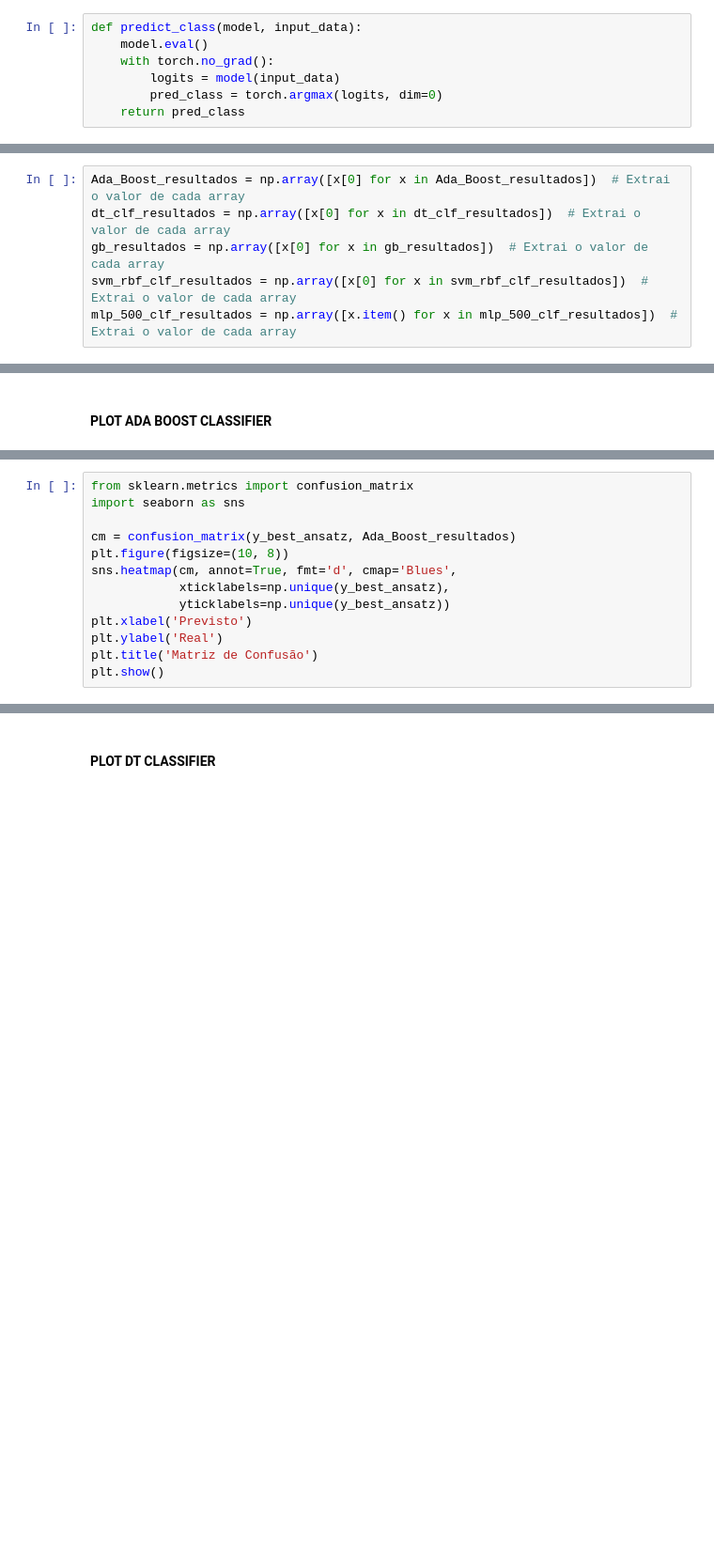
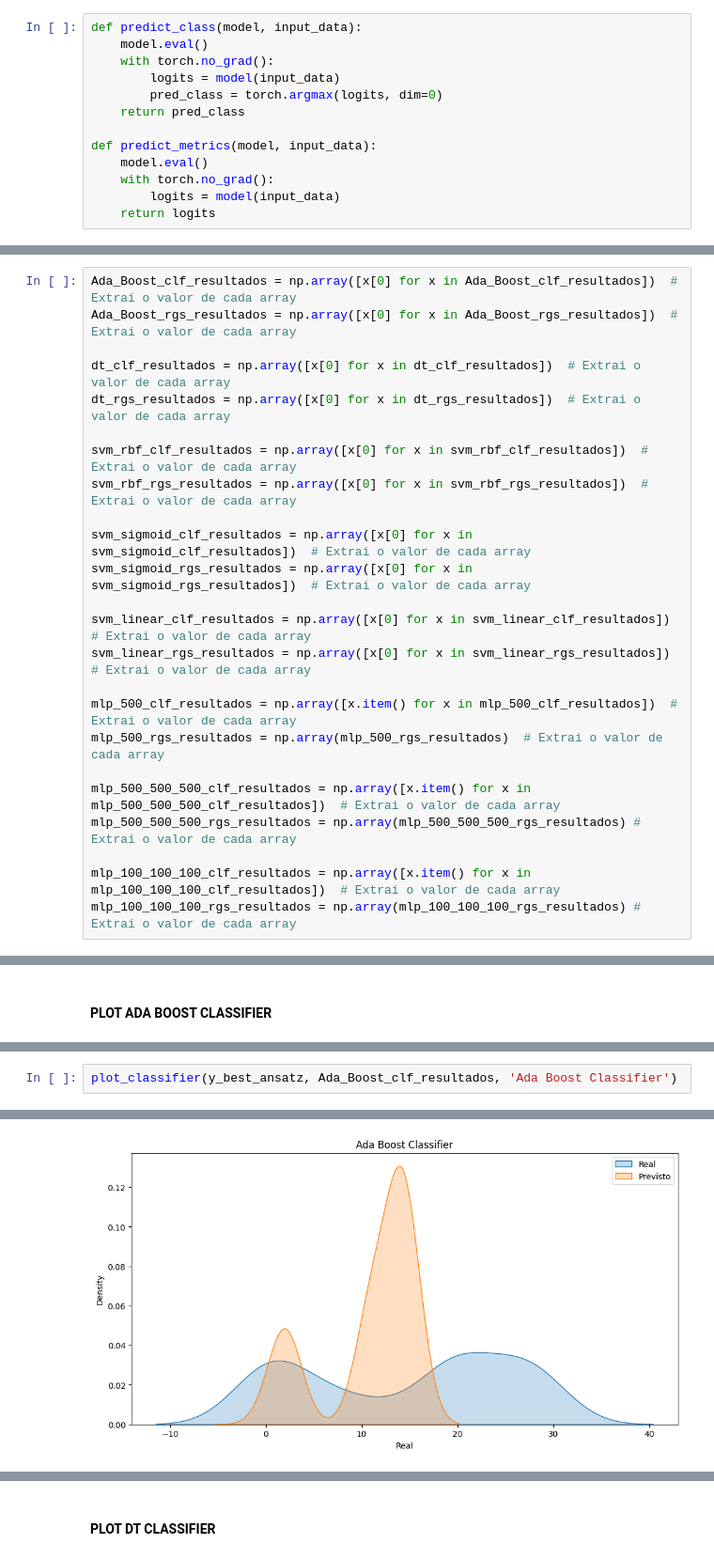
Before and after one commit to BrunoMog/Pibic-Quantum-Computing, a Jupyter notebook: val/main.ipynb, the cells around one changed output, grey strips where cells are left out. Shown at 94% size. Cells and saved outputs as stored; diff of their text form; blank space fills up the shorter version.

```diff
--- a/val/main.ipynb
+++ b/val/main.ipynb
@@ -567,6 +688,12 @@ def predict_class(model, input_data):
         logits = model(input_data)
         pred_class = torch.argmax(logits, dim=0)
     return pred_class
+
+def predict_metrics(model, input_data):
+    model.eval()
+    with torch.no_grad():
+        logits = model(input_data)
+    return logits
 # %%
 # realizando as previsões para os modelos de classificação
 
@@ -586,6 +747,24 @@ for x in X:
 # %%
-Ada_Boost_resultados = np.array([x[0] for x in Ada_Boost_resultados])  # Extrai o valor de cada array
+Ada_Boost_clf_resultados = np.array([x[0] for x in Ada_Boost_clf_resultados])  # Extrai o valor de cada array
+Ada_Boost_rgs_resultados = np.array([x[0] for x in Ada_Boost_rgs_resultados])  # Extrai o valor de cada array
+
 dt_clf_resultados = np.array([x[0] for x in dt_clf_resultados])  # Extrai o valor de cada array
-gb_resultados = np.array([x[0] for x in gb_resultados])  # Extrai o valor de cada array
+dt_rgs_resultados = np.array([x[0] for x in dt_rgs_resultados])  # Extrai o valor de cada array
+
 svm_rbf_clf_resultados = np.array([x[0] for x in svm_rbf_clf_resultados])  # Extrai o valor de cada array
+svm_rbf_rgs_resultados = np.array([x[0] for x in svm_rbf_rgs_resultados])  # Extrai o valor de cada array
+
+svm_sigmoid_clf_resultados = np.array([x[0] for x in svm_sigmoid_clf_resultados])  # Extrai o valor de cada array
+svm_sigmoid_rgs_resultados = np.array([x[0] for x in svm_sigmoid_rgs_resultados])  # Extrai o valor de cada array
+
+svm_linear_clf_resultados = np.array([x[0] for x in svm_linear_clf_resultados])  # Extrai o valor de cada array
+svm_linear_rgs_resultados = np.array([x[0] for x in svm_linear_rgs_resultados])  # Extrai o valor de cada array
+
 mlp_500_clf_resultados = np.array([x.item() for x in mlp_500_clf_resultados])  # Extrai o valor de cada array
+mlp_500_rgs_resultados = np.array(mlp_500_rgs_resultados)  # Extrai o valor de cada array
+
+mlp_500_500_500_clf_resultados = np.array([x.item() for x in mlp_500_500_500_clf_resultados])  # Extrai o valor de cada array
+mlp_500_500_500_rgs_resultados = np.array(mlp_500_500_500_rgs_resultados) # Extrai o valor de cada array
+
+mlp_100_100_100_clf_resultados = np.array([x.item() for x in mlp_100_100_100_clf_resultados])  # Extrai o valor de cada array
+mlp_100_100_100_rgs_resultados = np.array(mlp_100_100_100_rgs_resultados) # Extrai o valor de cada array
@@ -641,15 +925,4 @@ plt.show()
 # %%
-from sklearn.metrics import confusion_matrix
-import seaborn as sns
-
-cm = confusion_matrix(y_best_ansatz, Ada_Boost_resultados)
-plt.figure(figsize=(10, 8))
-sns.heatmap(cm, annot=True, fmt='d', cmap='Blues',
-            xticklabels=np.unique(y_best_ansatz),
-            yticklabels=np.unique(y_best_ansatz))
-plt.xlabel('Previsto')
-plt.ylabel('Real')
-plt.title('Matriz de Confusão')
-plt.show()
+plot_classifier(y_best_ansatz, Ada_Boost_clf_resultados, 'Ada Boost Classifier')
 # %% [output]
 [figure]
@@ -655,0 +931 @@ plt.show()
+[figure, added]
```
Also changed, not shown: parts of 66 cells of this notebook, 31 other files.
